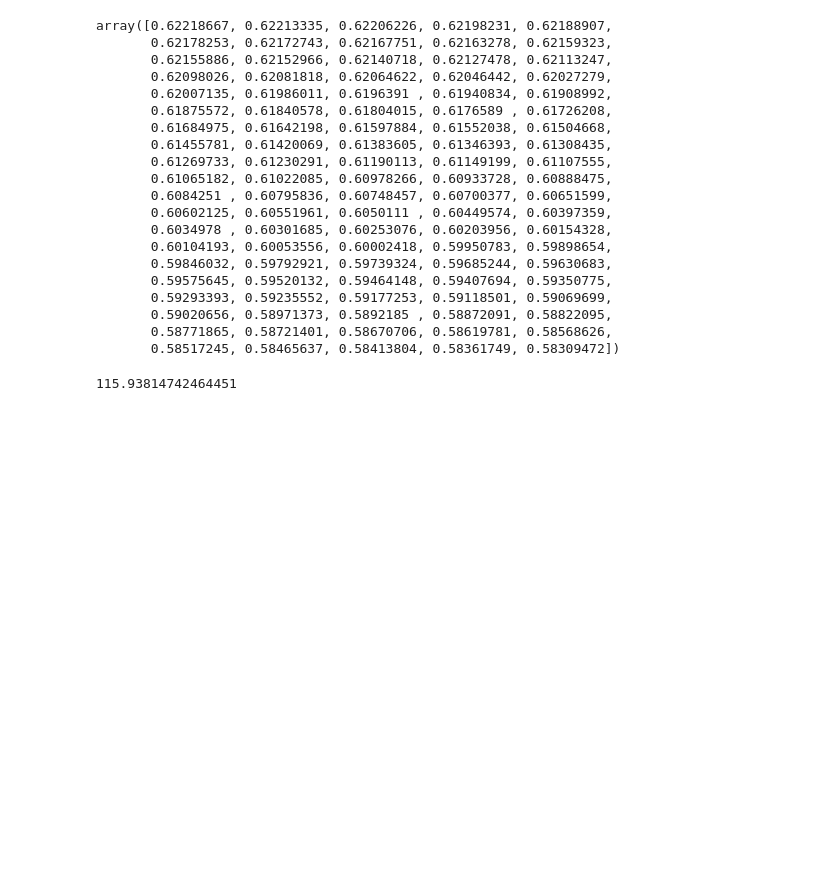
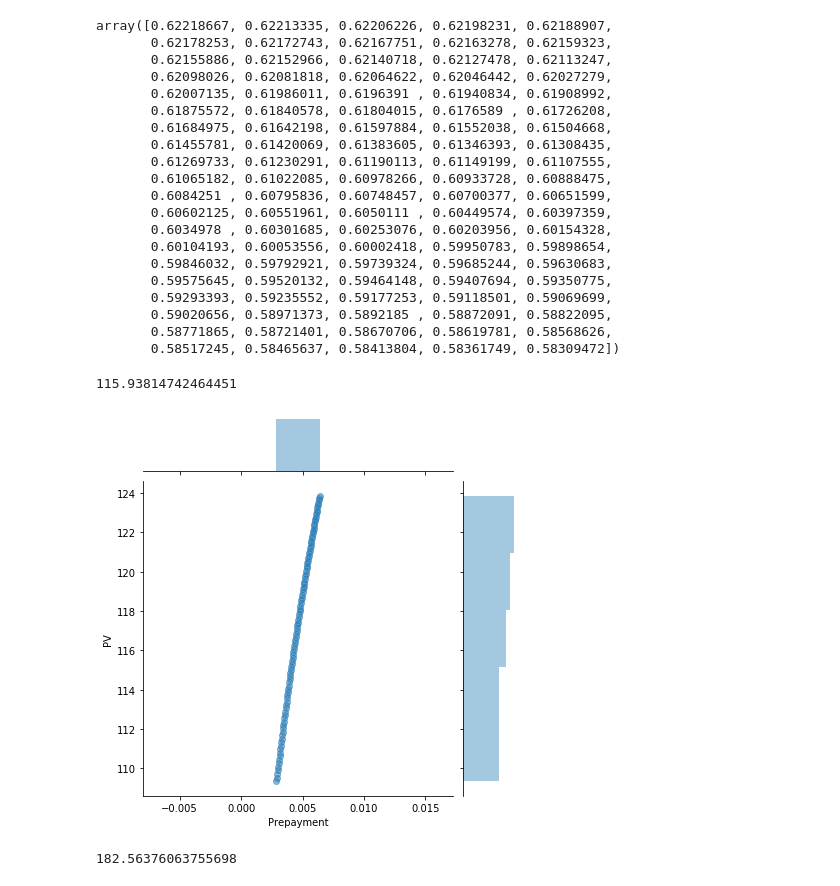
Before and after one commit to jecabcas/library1, a Jupyter notebook: MBS calculator.ipynb, the cells around one changed output. Drawn from its saved outputs; the diff is of its cells as text; code cells hidden in the pictures; blank space fills up the shorter version.

```diff
--- a/MBS calculator.ipynb
+++ b/MBS calculator.ipynb
@@ -310,3 +366,11 @@ array([0.62218667, 0.62213335, 0.62206226, 0.62198231, 0.62188907,
 my_mbs.mbs_pricing()
 # %% [output]
 115.93814742464451
+# %%
+my_mbs.prepayment_sensitivity()
+# %% [output]
+[figure, added]
+# %%
+my_mbs.mbs_pricing2(0.10)
+# %% [output]
+182.56376063755698
```
Also changed, not shown: parts of 2 cells of this notebook.
